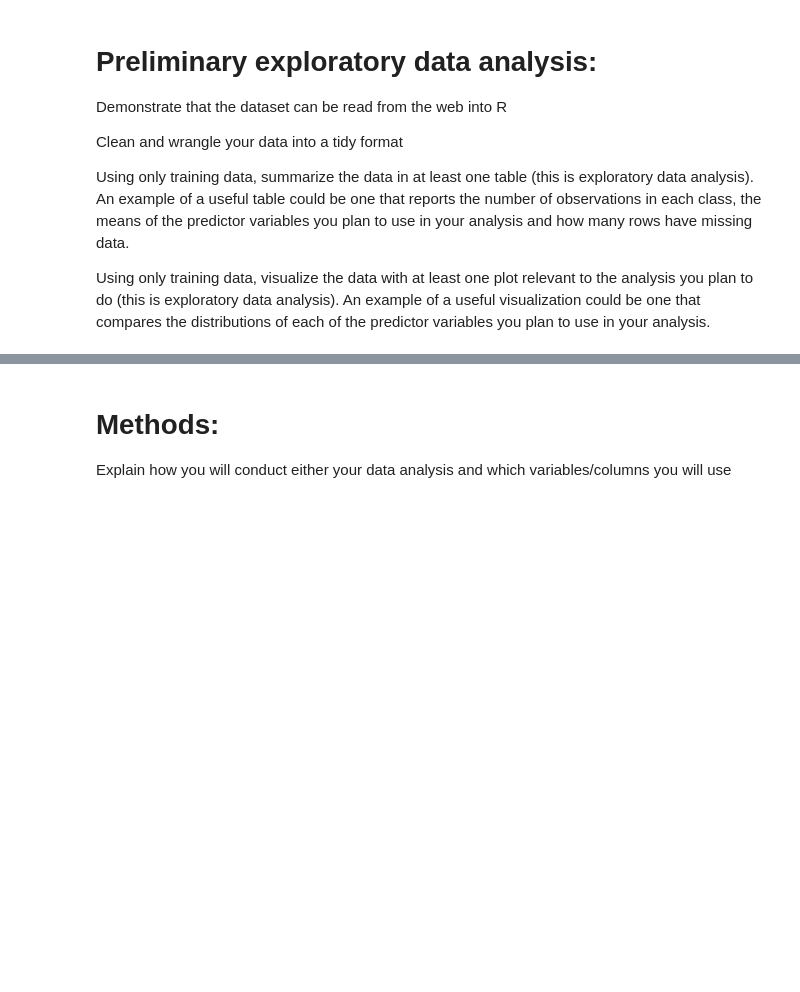
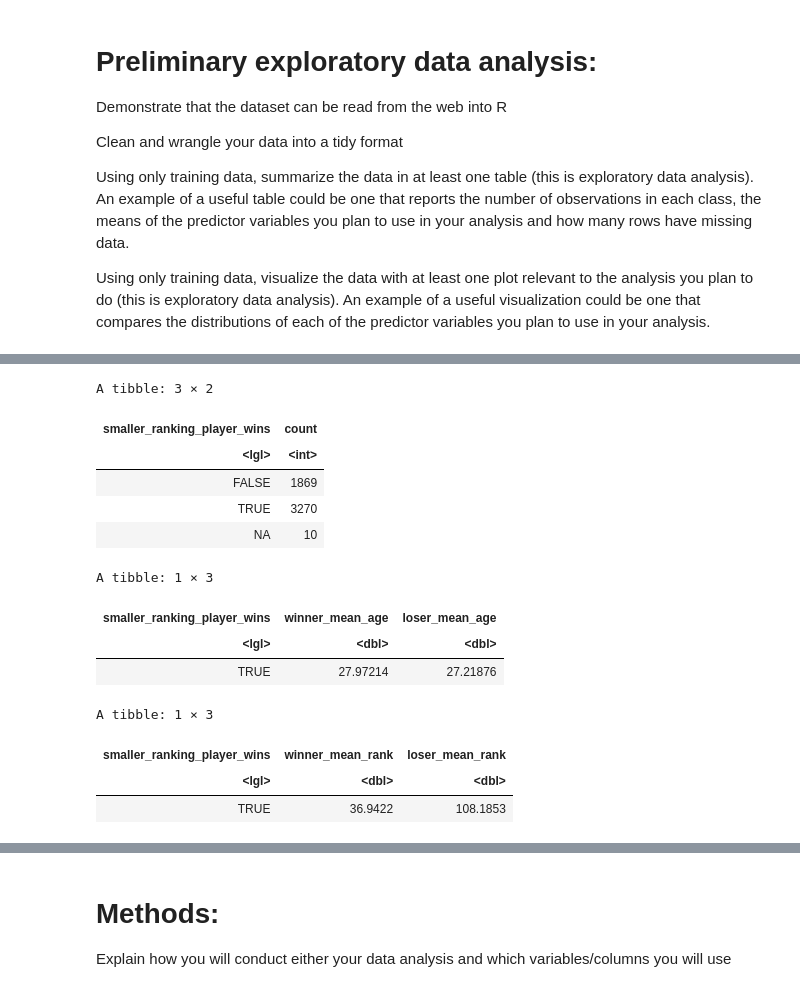
Before and after one commit to FrankWan3815/DSCI-dsci-100-72group-project-template, a Jupyter notebook: group_project_proposal.ipynb, the cells around one changed output, grey strips where cells are left out. Saved outputs shown, nothing was run; the diff lists cells and outputs as text; code cells hidden in the pictures; blank space fills up the shorter version.

```diff
--- a/group_project_proposal.ipynb
+++ b/group_project_proposal.ipynb
@@ -40,4 +113,39 @@ read_csv("data/atp2017-2019.csv")
 # %%
 #make a table
+
+player_count <- game_train |>
+    group_by(smaller_ranking_player_wins) |>
+        summarize(count = n())
+
+player_count
+
+winner_age <- game_train |>
+    filter(smaller_ranking_player_wins == "TRUE") |>
+        group_by(smaller_ranking_player_wins) |>
+        summarize(winner_mean_age = mean(player1_age), loser_mean_age = mean(player2_age))
+
+winner_age
+
+winner_rank <- game_train |>
+    filter(smaller_ranking_player_wins == "TRUE") |>
+    group_by(smaller_ranking_player_wins) |>
+        summarize(winner_mean_rank = mean(player1_rank), loser_mean_rank = mean(player2_rank))
+
+winner_rank
+# %% [output]
+A tibble: 3 × 2
+| smaller_ranking_player_wins | count |
+| <lgl> | <int> |
+| FALSE | 1869 |
+| TRUE | 3270 |
+| NA | 10 |
+A tibble: 1 × 3
+| smaller_ranking_player_wins | winner_mean_age | loser_mean_age |
+| <lgl> | <dbl> | <dbl> |
+| TRUE | 27.97214 | 27.21876 |
+A tibble: 1 × 3
+| smaller_ranking_player_wins | winner_mean_rank | loser_mean_rank |
+| <lgl> | <dbl> | <dbl> |
+| TRUE | 36.9422 | 108.1853 |
 # %%
 #make a graph
```
Also changed, not shown: parts of 8 cells of this notebook.
